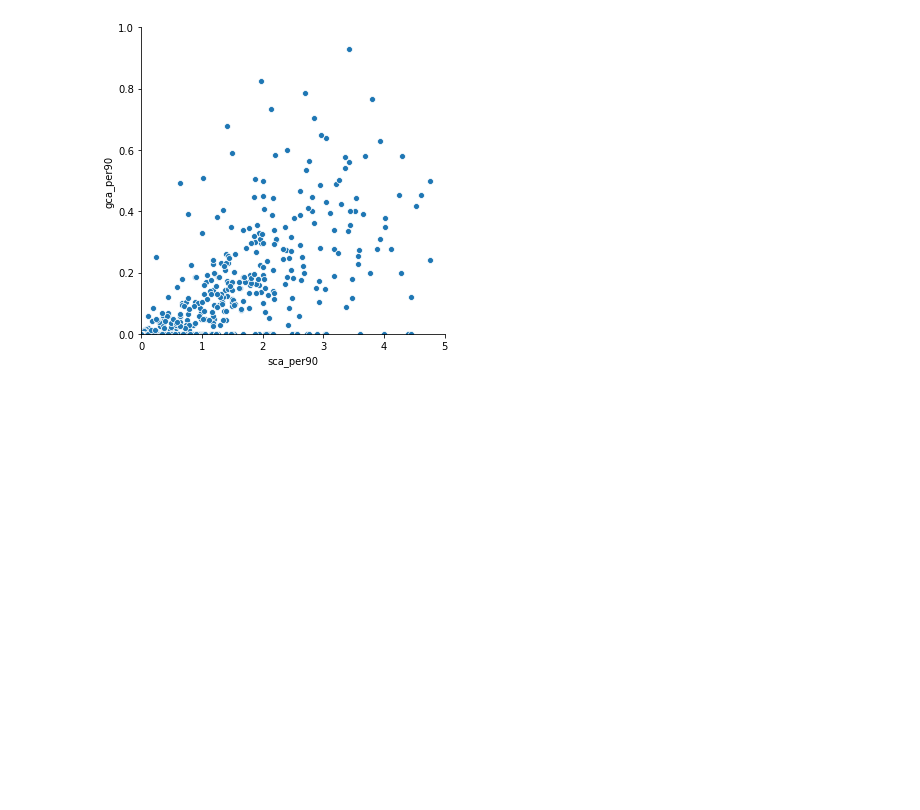
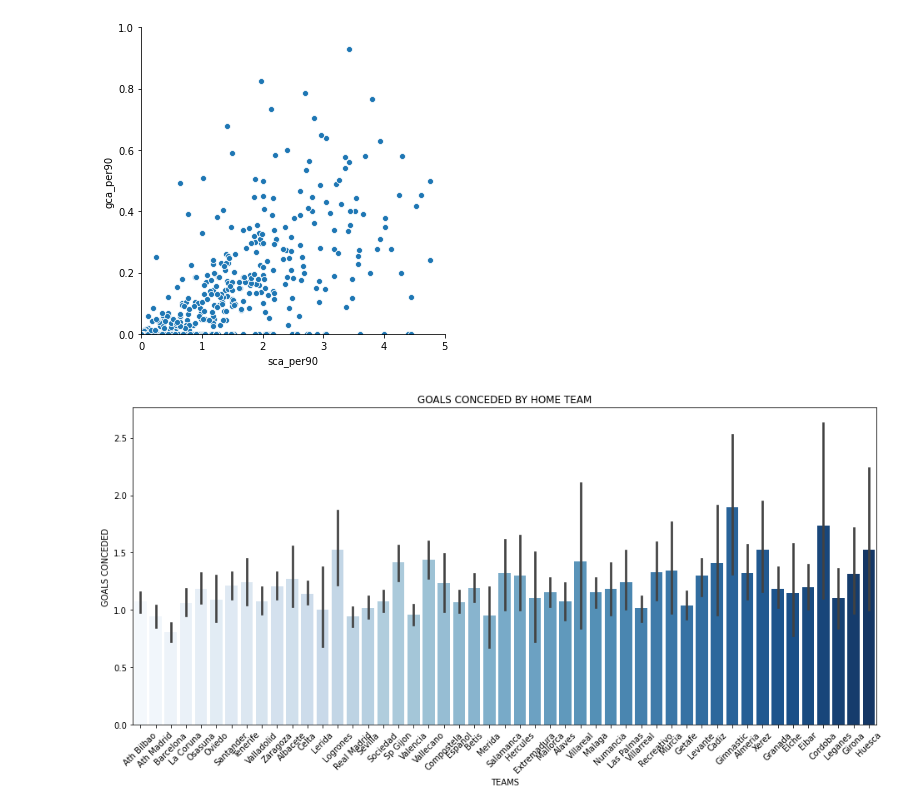
Before and after one commit to gagan2005/Soccer_Prediction_And_DataAnalysis, a Jupyter notebook: main.ipynb, the cells around one changed output. Drawn from its saved outputs; the diff is of its cells as text; code cells hidden in the pictures; blank space fills up the shorter version.

Commit message:
conceded and win,draw,lost vis

```diff
--- a/main.ipynb
+++ b/main.ipynb
@@ -284,3 +287,14 @@ xlim = bx.set(xlim=(0,5))
 ylim = bx.set(ylim=(0,1))
 # %% [output]
 [figure]
+# %%
+plt.figure(figsize=(16,7))
+sns.barplot(x = matches["HomeTeam"],
+            y = matches["FTAG"],
+            palette = "Blues").set(xlabel='TEAMS', ylabel='GOALS CONCEDED')
+plt.xticks(rotation=45)
+plt.title("GOALS CONCEDED BY HOME TEAM")
+# Show the plot
+plt.show()
+# %% [output]
+[figure, added]
```
Also changed, not shown: parts of 5 cells of this notebook.
